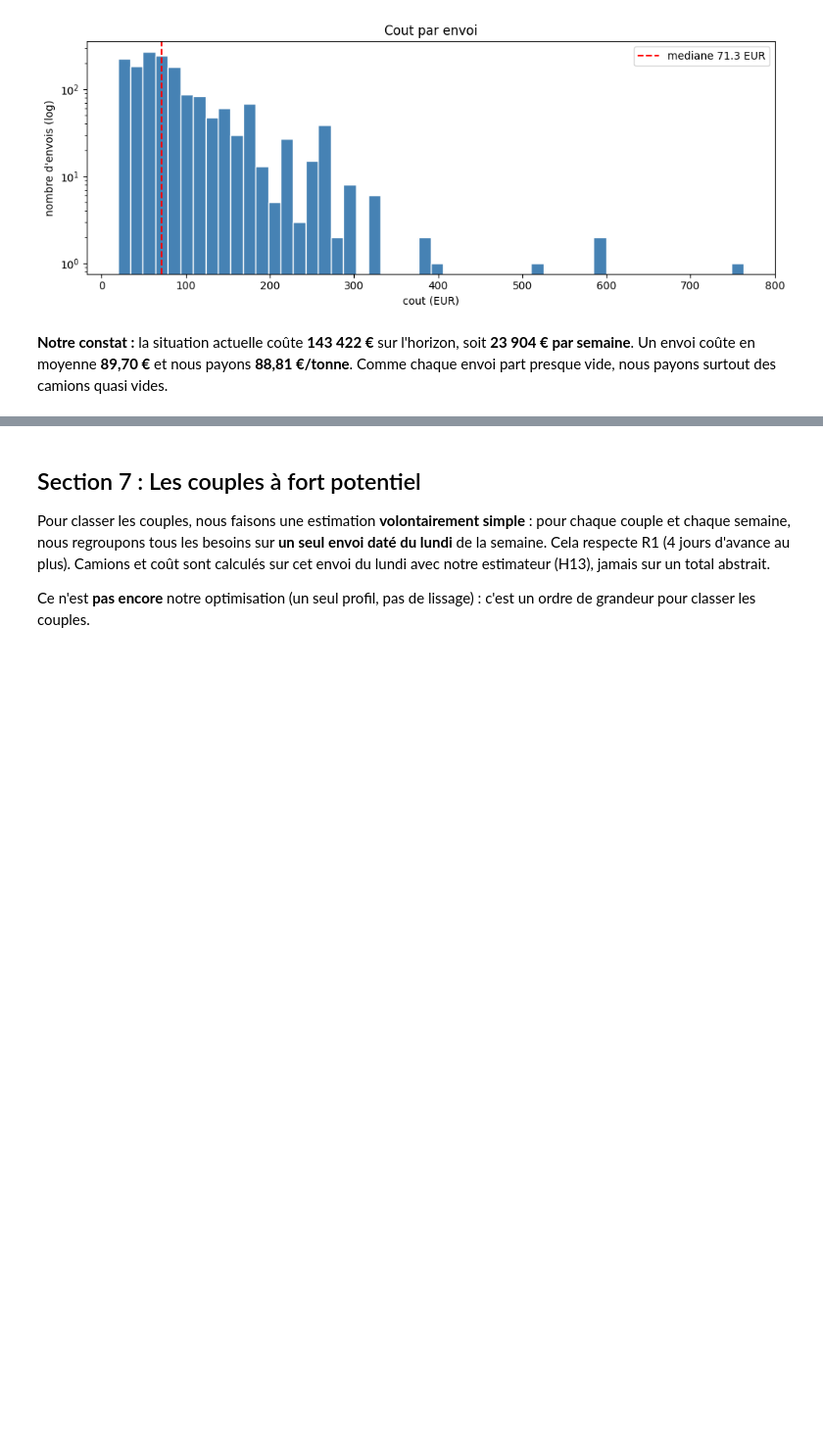
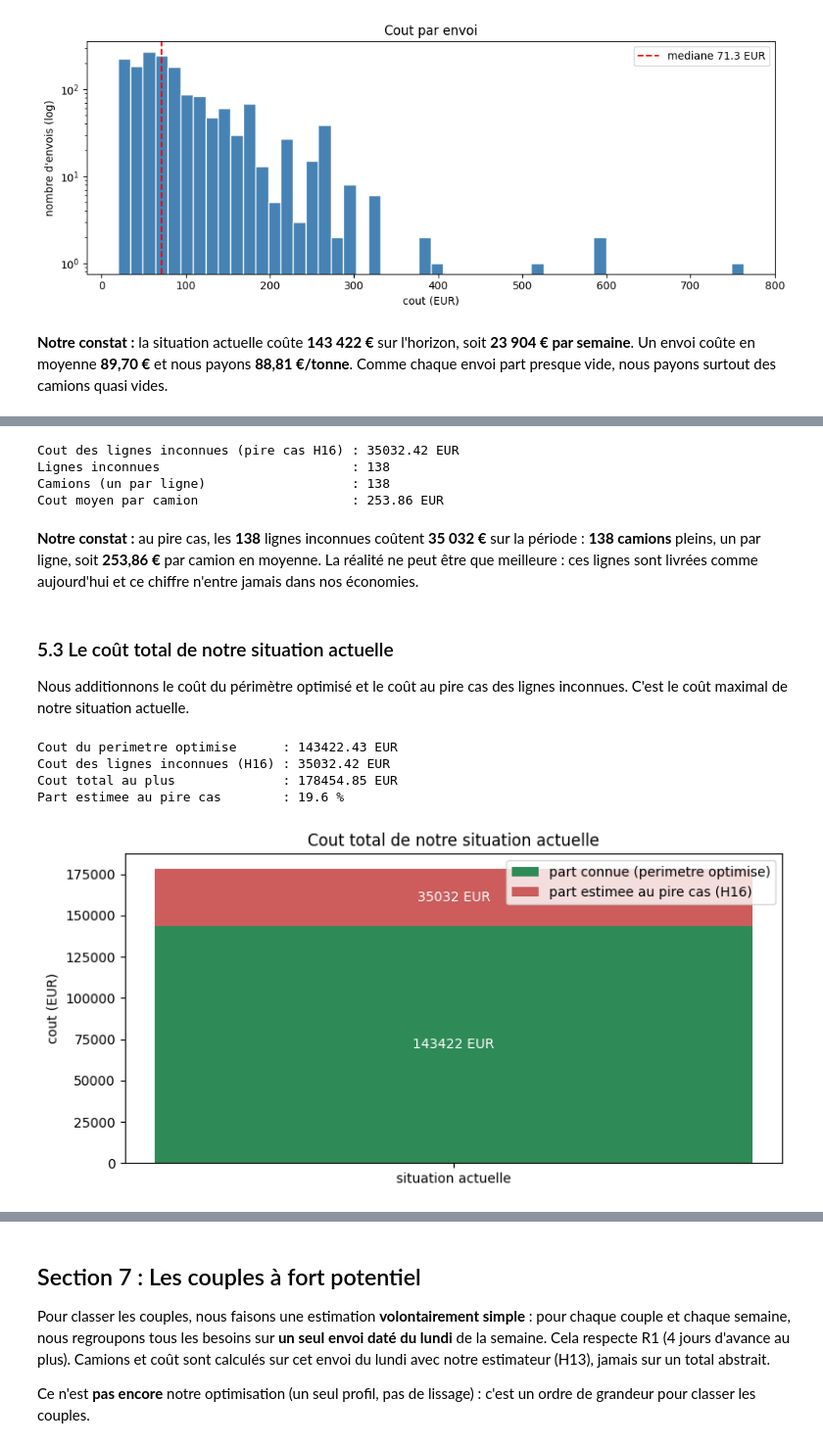
Before and after one commit to FlorentinBIAOU/Projet-IA, a Jupyter notebook: notebooks/milestone2.ipynb, the cells around one changed output, grey strips where cells are left out. Shown at 98% size. Drawn from its saved outputs; the diff is of its cells as text; code cells hidden in the pictures; blank space fills up the shorter version.

```diff
--- a/notebooks/milestone2.ipynb
+++ b/notebooks/milestone2.ipynb
@@ -630,0 +653,51 @@ display(baseline)
+# %%
+lignes_inconnues["cout"] = [prix_camion_plein(l, grille_prix) for l in lignes_inconnues["ligne_grille"]]
+cout_inconnues = lignes_inconnues["cout"].sum()
+camions_inconnues = len(lignes_inconnues)
+cout_moyen_camion_inconnu = cout_inconnues / camions_inconnues
+print("Cout des lignes inconnues (pire cas H16) :", round(cout_inconnues, 2), "EUR")
+print("Lignes inconnues                         :", len(lignes_inconnues))
+print("Camions (un par ligne)                   :", camions_inconnues)
+print("Cout moyen par camion                    :", round(cout_moyen_camion_inconnu, 2), "EUR")
+# %% [output]
+Cout des lignes inconnues (pire cas H16) : 35032.42 EUR
+Lignes inconnues                         : 138
+Camions (un par ligne)                   : 138
+Cout moyen par camion                    : 253.86 EUR
+# %% [markdown]
+**Notre constat :** au pire cas, les **138** lignes inconnues coûtent **35 032 €**
+sur la période : **138 camions** pleins, un par ligne, soit **253,86 €** par camion
+en moyenne. La réalité ne peut être que meilleure : ces lignes sont livrées comme
+aujourd'hui et ce chiffre n'entre jamais dans nos économies.
+# %% [markdown]
+### 5.3 Le coût total de notre situation actuelle
+
+Nous additionnons le coût du périmètre optimisé et le coût au pire cas des lignes
+inconnues. C'est le coût maximal de notre situation actuelle.
+# %%
+cout_complet = cout_total + cout_inconnues
+part_estimee = cout_inconnues / cout_complet * 100
+print("Cout du perimetre optimise      :", round(cout_total, 2), "EUR")
+print("Cout des lignes inconnues (H16) :", round(cout_inconnues, 2), "EUR")
+print("Cout total au plus              :", round(cout_complet, 2), "EUR")
+print("Part estimee au pire cas        :", round(part_estimee, 1), "%")
+
+fig, ax = plt.subplots(figsize=(8, 4))
+ax.bar(["situation actuelle"], [cout_total], color="seagreen",
+       label="part connue (perimetre optimise)")
+ax.bar(["situation actuelle"], [cout_inconnues], bottom=[cout_total], color="indianred",
+       label="part estimee au pire cas (H16)")
+ax.text(0, cout_total / 2, str(round(cout_total)) + " EUR", ha="center", va="center", color="white")
+ax.text(0, cout_total + cout_inconnues / 2, str(round(cout_inconnues)) + " EUR",
+        ha="center", va="center", color="white")
+ax.set_title("Cout total de notre situation actuelle")
+ax.set_ylabel("cout (EUR)")
+ax.legend()
+plt.tight_layout()
+plt.show()
+# %% [output]
+Cout du perimetre optimise      : 143422.43 EUR
+Cout des lignes inconnues (H16) : 35032.42 EUR
+Cout total au plus              : 178454.85 EUR
+Part estimee au pire cas        : 19.6 %
+[figure, added]
```
Also changed, not shown: parts of 31 cells of this notebook, 2 other files.
